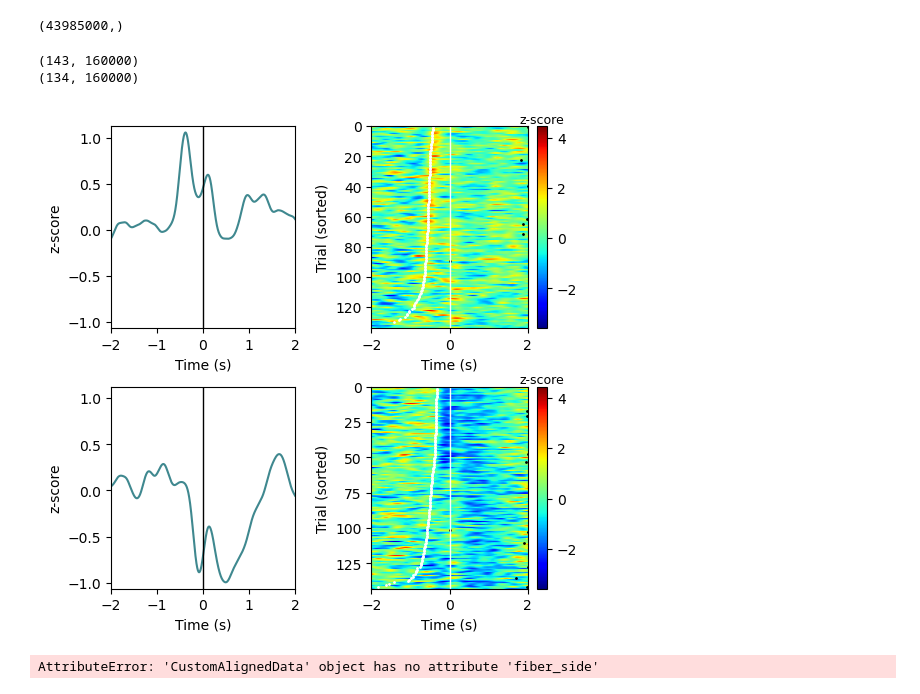
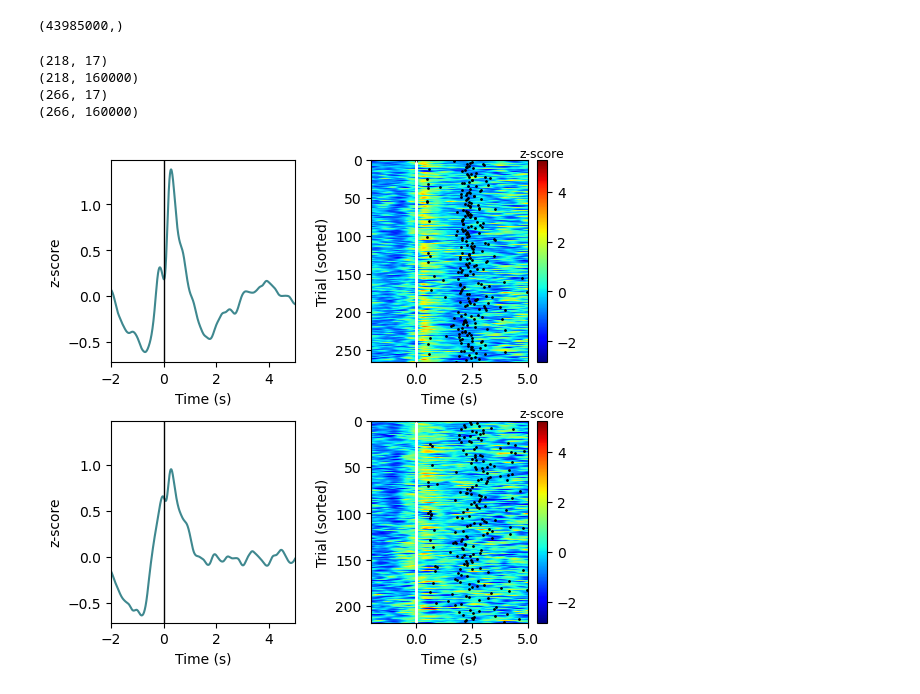
Before and after one commit to YvonneJohansson/freely_moving_photometry_analysis, a Jupyter notebook: notebooks/post_processing.ipynb, the cells around one changed output. Saved outputs shown, nothing was run; the diff lists cells and outputs as text; code cells hidden in the pictures.

Commit message:
minor edits for talk figures

```diff
--- a/notebooks/post_processing.ipynb
+++ b/notebooks/post_processing.ipynb
@@ -24,8 +24,8 @@ from utils.individual_trial_analysis_utils import ZScoredTraces, SessionData, Cu
 The autoreload extension is already loaded. To reload it, use:
   %reload_ext autoreload
 # %%
-mouse = 'SNL_photo21'
-date = '20201009'
+mouse = 'SNL_photo2'
+date = '20190718'
 saving_folder = 'W:\\photometry_2AC\\processed_data\\' + mouse + '\\'
 restructured_data_filename = mouse + '_' + date + '_' + 'restructured_data.pkl'
 trial_data = pd.read_pickle(saving_folder + restructured_data_filename)
@@ -57,9 +57,9 @@ class CustomAlignedData(object):
         fiber_side_numeric = (np.where(fiber_options == session_data.fiber_side)[0] + 1)[0]
         contra_fiber_side_numeric = (np.where(fiber_options != session_data.fiber_side)[0] + 1)[0]
 
-        self.ipsi_data = ZScoredTraces(trial_data, dff, params, fiber_side_numeric, fiber_side_numeric)
+        self.ipsi_data = ZScoredTraces(trial_data, dff, params, fiber_side_numeric, 0)
         #self.ipsi_data.get_peaks()
-        self.contra_data = ZScoredTraces(trial_data, dff,params, contra_fiber_side_numeric, contra_fiber_side_numeric)
+        self.contra_data = ZScoredTraces(trial_data, dff,params, contra_fiber_side_numeric, 0)
         #self.contra_data.get_peaks()
 # %%
 def get_all_experimental_records():
@@ -77,31 +77,29 @@ def open_experiment(experiment_to_add):
         session_traces = SessionData(experiment['fiber_side'], experiment['recording_site'], experiment['mouse_id'], experiment['date'])
     return session_traces
 # %%
-mouse_id = 'SNL_photo26'
-date = '20200823'
+mouse_id = 'SNL_photo32'
+date = '20201222'
 all_experiments = get_all_experimental_records()
 experiment_to_process = all_experiments[(all_experiments['date'] == date) & (all_experiments['mouse_id'] == mouse_id)]
 session_data = open_experiment(experiment_to_process)
 # %%
     params = {'state_type_of_interest': 5,
-        'outcome': 2,
+        'outcome':2,
         'last_outcome': 0,  # NOT USED CURRENTLY
-        'no_repeats' : 0,
+        'no_repeats' : 1,
         'last_response': 0,
         'align_to' : 'Time end',
         'instance': -1,
         'plot_range': [-6, 6],
-        'first_choice_correct': 0,
-         'cue': 'None'}
+        'first_choice_correct': 0 ,
+         'cue': None}
 test = CustomAlignedData(session_data, params)
 # %% [output]
-(143, 160000)
-(134, 160000)
+(218, 17)
+(218, 160000)
+(266, 17)
+(266, 160000)
 # %%
-heat_map_and_mean(test, sort=True, error_bar_method=None,white_dot='default', mean_across_mice=False, xlims=[-2,2])
+heat_map_and_mean(test, sort=True, error_bar_method=None,white_dot='reward', mean_across_mice=False, xlims=[-2,5])
 # %% [output]
-[figure, old version]
+[figure, new version]
-# %%
-test.fiber_side
-# %% [output]
-AttributeError: 'CustomAlignedData' object has no attribute 'fiber_side'
```
Also changed, not shown: parts of 7 cells of this notebook, 19 other files.
